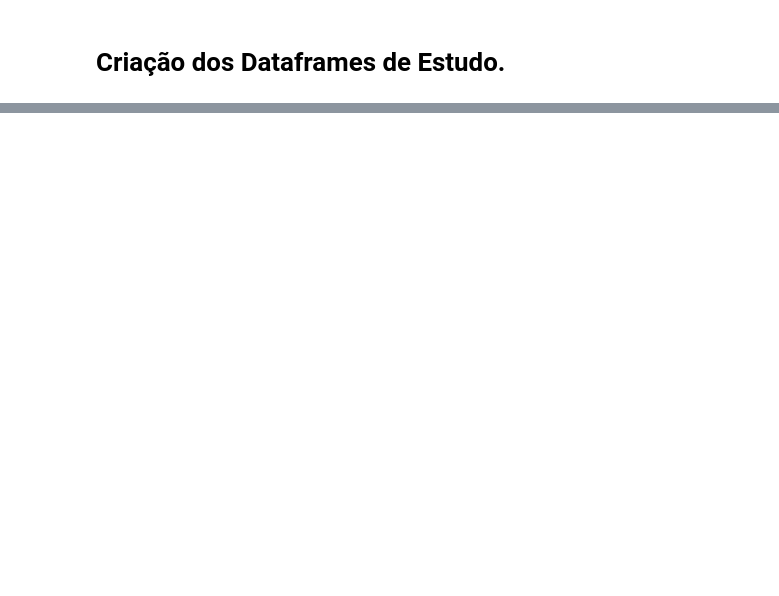
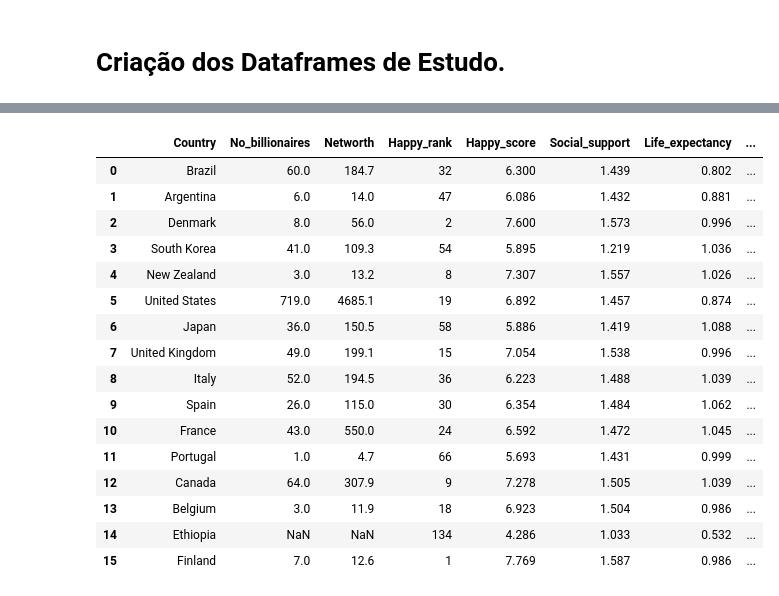
Before and after one commit to CesarSun/Digital-House-G3, a Jupyter notebook: T4-Integrador/DH_G3_T4_World_Freedom.ipynb, the cells around one changed output, grey strips where cells are left out. Saved outputs shown, nothing was run; the diff lists cells and outputs as text; code cells hidden in the pictures; blank space fills up the shorter version.

```diff
--- a/T4-Integrador/DH_G3_T4_World_Freedom.ipynb
+++ b/T4-Integrador/DH_G3_T4_World_Freedom.ipynb
@@ -271,0 +321,20 @@ plt.legend(labels = cc)
+# %%
+DF_std2
+# %% [output]
+|  | Country | No_billionaires | Networth | Happy_rank | Happy_score | Social_support | Life_expectancy | ... |
+| 0 | Brazil | 60.0 | 184.7 | 32 | 6.300 | 1.439 | 0.802 | ... |
+| 1 | Argentina | 6.0 | 14.0 | 47 | 6.086 | 1.432 | 0.881 | ... |
+| 2 | Denmark | 8.0 | 56.0 | 2 | 7.600 | 1.573 | 0.996 | ... |
+| 3 | South Korea | 41.0 | 109.3 | 54 | 5.895 | 1.219 | 1.036 | ... |
+| 4 | New Zealand | 3.0 | 13.2 | 8 | 7.307 | 1.557 | 1.026 | ... |
+| 5 | United States | 719.0 | 4685.1 | 19 | 6.892 | 1.457 | 0.874 | ... |
+| 6 | Japan | 36.0 | 150.5 | 58 | 5.886 | 1.419 | 1.088 | ... |
+| 7 | United Kingdom | 49.0 | 199.1 | 15 | 7.054 | 1.538 | 0.996 | ... |
+| 8 | Italy | 52.0 | 194.5 | 36 | 6.223 | 1.488 | 1.039 | ... |
+| 9 | Spain | 26.0 | 115.0 | 30 | 6.354 | 1.484 | 1.062 | ... |
+| 10 | France | 43.0 | 550.0 | 24 | 6.592 | 1.472 | 1.045 | ... |
+| 11 | Portugal | 1.0 | 4.7 | 66 | 5.693 | 1.431 | 0.999 | ... |
+| 12 | Canada | 64.0 | 307.9 | 9 | 7.278 | 1.505 | 1.039 | ... |
+| 13 | Belgium | 3.0 | 11.9 | 18 | 6.923 | 1.504 | 0.986 | ... |
+| 14 | Ethiopia | NaN | NaN | 134 | 4.286 | 1.033 | 0.532 | ... |
+| 15 | Finland | 7.0 | 12.6 | 1 | 7.769 | 1.587 | 0.986 | ... |
```
Also changed, not shown: parts of 9 cells of this notebook.
